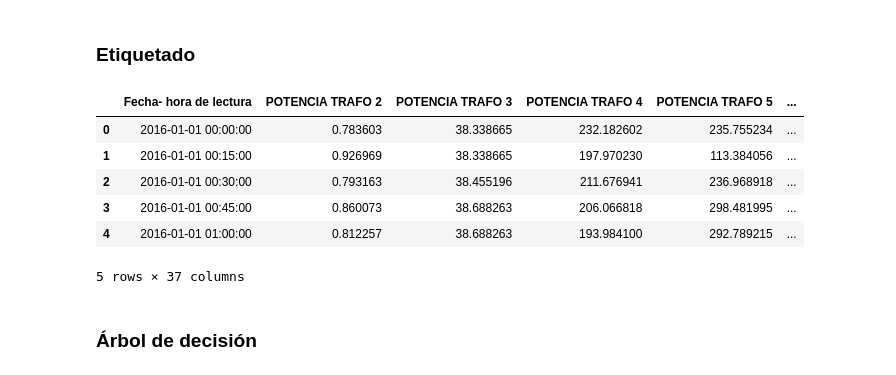
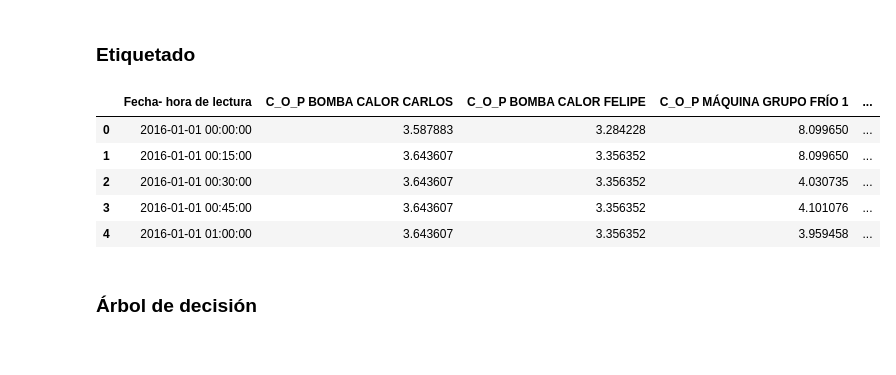
Before and after one commit to douglasag17/ML-SmartBuildings, a Jupyter notebook: AprendizajeSupervisado/aprendizajeSupervisado.ipynb, the cells around one changed output. Cells and saved outputs as stored; diff of their text form; code cells hidden in the pictures.

```diff
--- a/AprendizajeSupervisado/aprendizajeSupervisado.ipynb
+++ b/AprendizajeSupervisado/aprendizajeSupervisado.ipynb
@@ -53,17 +53,22 @@ legend.prop.set_size(14);
 # %%
 dataClasificacion["label_cop_carlos"] = (dataClasificacion["C_O_P BOMBA CALOR CARLOS"] > 3.5) & (dataClasificacion["C_O_P BOMBA CALOR CARLOS"] < 4.5)
 dataClasificacion["label_cop_felipe"] = (dataClasificacion["C_O_P BOMBA CALOR FELIPE"] > 3.5) & (dataClasificacion["C_O_P BOMBA CALOR FELIPE"] < 4.5)
 dataClasificacion["label_cop_frio_1"] = (dataClasificacion["C_O_P MÁQUINA GRUPO FRÍO 1"] > 3.5) & (dataClasificacion["C_O_P MÁQUINA GRUPO FRÍO 1"] < 4.5)
 dataClasificacion["label_cop_frio_2"] = (dataClasificacion["C_O_P MÁQUINA GRUPO FRÍO 2"] > 3.5) & (dataClasificacion["C_O_P MÁQUINA GRUPO FRÍO 2"] < 4.5)
 dataClasificacion.head()
+
+variables = ["Fecha- hora de lectura", "C_O_P BOMBA CALOR CARLOS", "C_O_P BOMBA CALOR FELIPE", "C_O_P MÁQUINA GRUPO FRÍO 1", "C_O_P MÁQUINA GRUPO FRÍO 2",
+            "label_cop_carlos", "label_cop_felipe", "label_cop_frio_1", "label_cop_frio_2"]
+
+dataTest = dataClasificacion[variables]
+dataTest.head()
 # %% [output]
-|  | Fecha- hora de lectura | POTENCIA TRAFO 2 | POTENCIA TRAFO 3 | POTENCIA TRAFO 4 | POTENCIA TRAFO 5 | ... |
-| 0 | 2016-01-01 00:00:00 | 0.783603 | 38.338665 | 232.182602 | 235.755234 | ... |
-| 1 | 2016-01-01 00:15:00 | 0.926969 | 38.338665 | 197.970230 | 113.384056 | ... |
-| 2 | 2016-01-01 00:30:00 | 0.793163 | 38.455196 | 211.676941 | 236.968918 | ... |
-| 3 | 2016-01-01 00:45:00 | 0.860073 | 38.688263 | 206.066818 | 298.481995 | ... |
-| 4 | 2016-01-01 01:00:00 | 0.812257 | 38.688263 | 193.984100 | 292.789215 | ... |
+|  | Fecha- hora de lectura | C_O_P BOMBA CALOR CARLOS | C_O_P BOMBA CALOR FELIPE | C_O_P MÁQUINA GRUPO FRÍO 1 | ... |
+| 0 | 2016-01-01 00:00:00 | 3.587883 | 3.284228 | 8.099650 | ... |
+| 1 | 2016-01-01 00:15:00 | 3.643607 | 3.356352 | 8.099650 | ... |
+| 2 | 2016-01-01 00:30:00 | 3.643607 | 3.356352 | 4.030735 | ... |
+| 3 | 2016-01-01 00:45:00 | 3.643607 | 3.356352 | 4.101076 | ... |
+| 4 | 2016-01-01 01:00:00 | 3.643607 | 3.356352 | 3.959458 | ... |
-5 rows × 37 columns
 # %% [markdown]
 ### Árbol de decisión
 # %%
```
Also changed, not shown: parts of 16 cells of this notebook.
